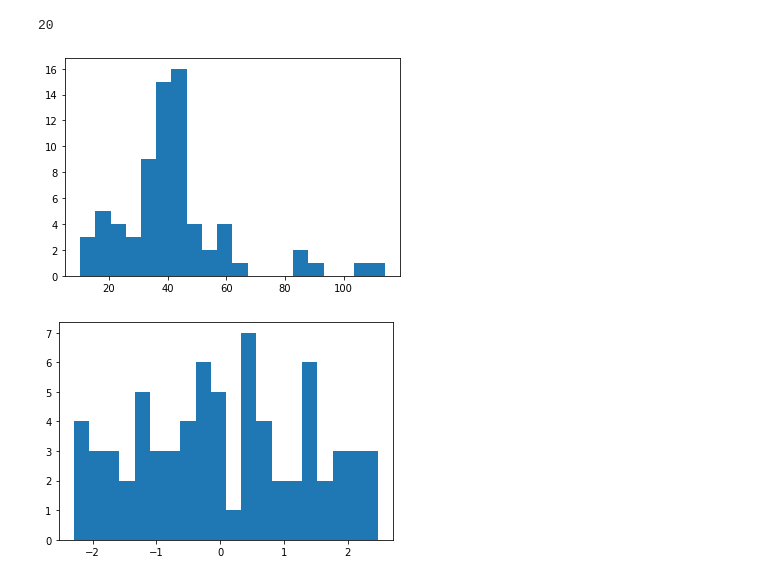
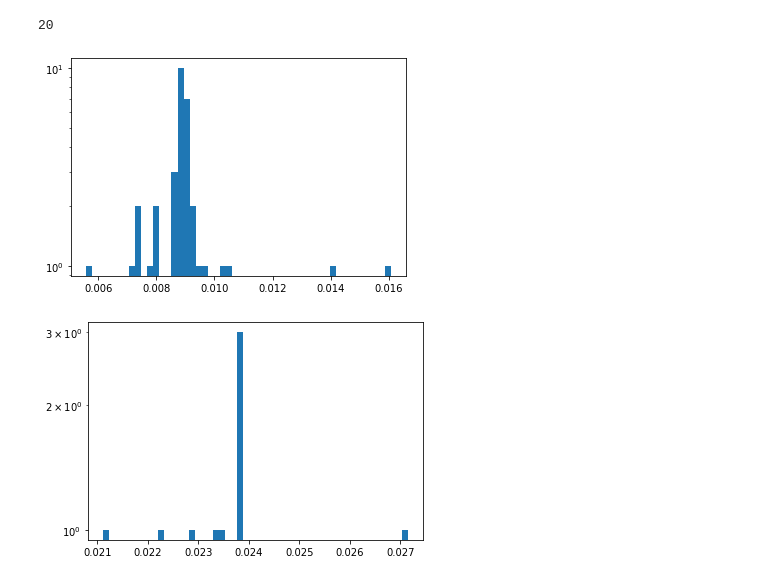
Before and after one commit to JW-corp/J.W_Analysis, a Jupyter notebook: Coffea_WZG/Jupyter/Test_FakePhoton.ipynb, the cells around one changed output. Drawn from its saved outputs; the diff is of its cells as text; code cells hidden in the pictures.

```diff
--- a/Coffea_WZG/Jupyter/Test_FakePhoton.ipynb
+++ b/Coffea_WZG/Jupyter/Test_FakePhoton.ipynb
@@ -163,6 +164,7 @@ def PhotonVID(vid, idBit):
 def make_fake_obj_mask(Pho):
 
     isFakeObj=[]
+    isFake
     for eventIdx,pho in enumerate(tqdm(Pho)):
 
         NFake=0
@@ -255,13 +257,23 @@ events_fake_template = events_c1[np.array(isIsoSideObj) | np.array(isFakeObj)]
 print(len(events_fake_template))
 # %% [output]
 20
+# %%
+FakePhoton = events_fake_template.Photon
+# %%
+isFakeEB = FakePhoton.isScEtaEB
+isFakeEE = FakePhoton.isScEtaEE
+# %%
+Pho_FakeEB = FakePhoton[isFakeEB]
+Pho_FakeEE = FakePhoton[isFakeEE]
 # %%
-plt.hist(flat_dim(events_data_template.Photon.pt),bins=20)
+plt.hist(flat_dim(Pho_FakeEB.sieie),bins=50)
+plt.yscale('log')
 plt.show()
 # %% [output]
-[figure, old version]
+[figure, new version]
 # %%
-plt.hist(flat_dim(events_data_template.Photon.eta),bins=20)
+plt.hist(flat_dim(Pho_FakeEE.sieie),bins=50)
+plt.yscale('log')
 plt.show()
 # %% [output]
-[figure, old version]
+[figure, new version]
```
Also changed, not shown: parts of 3 cells of this notebook, 3 other files.
